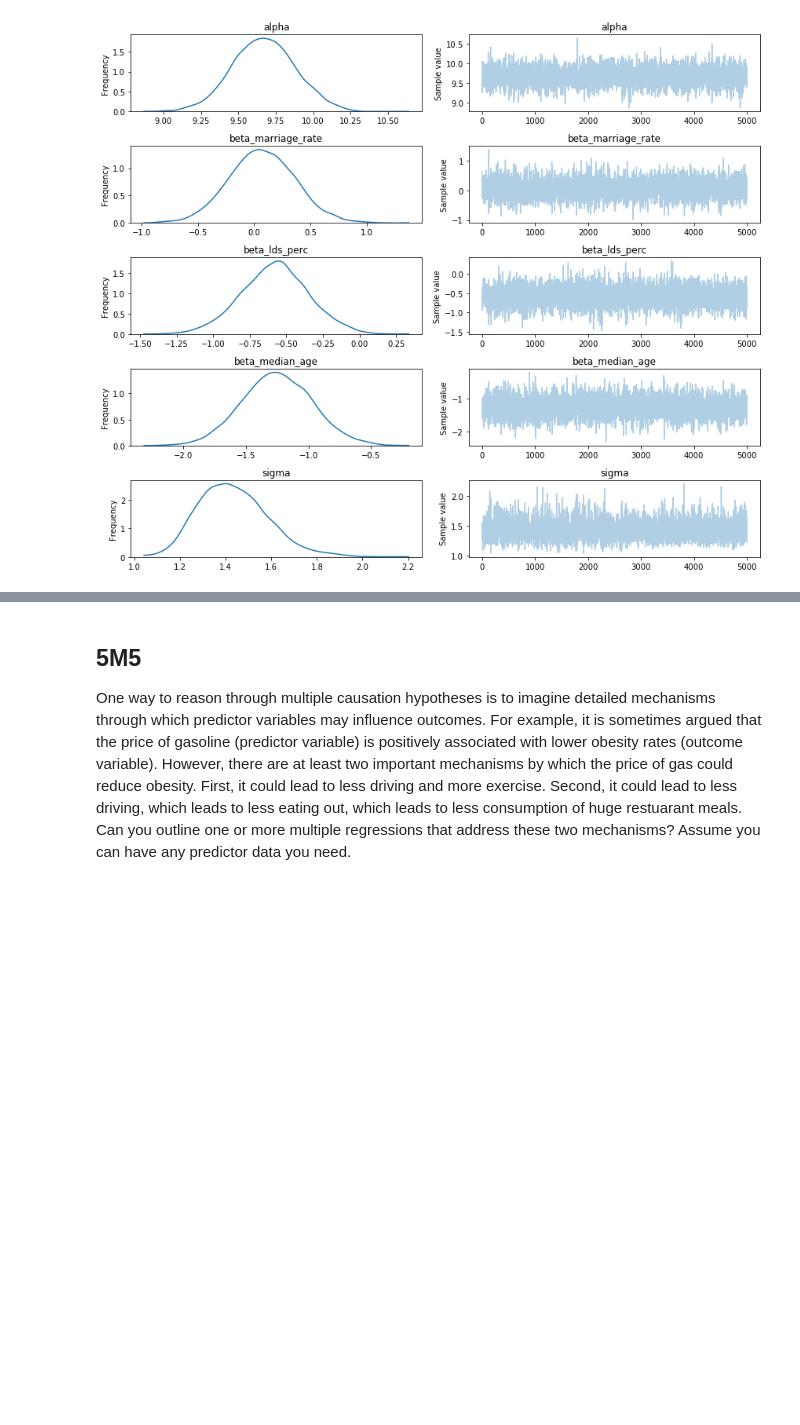
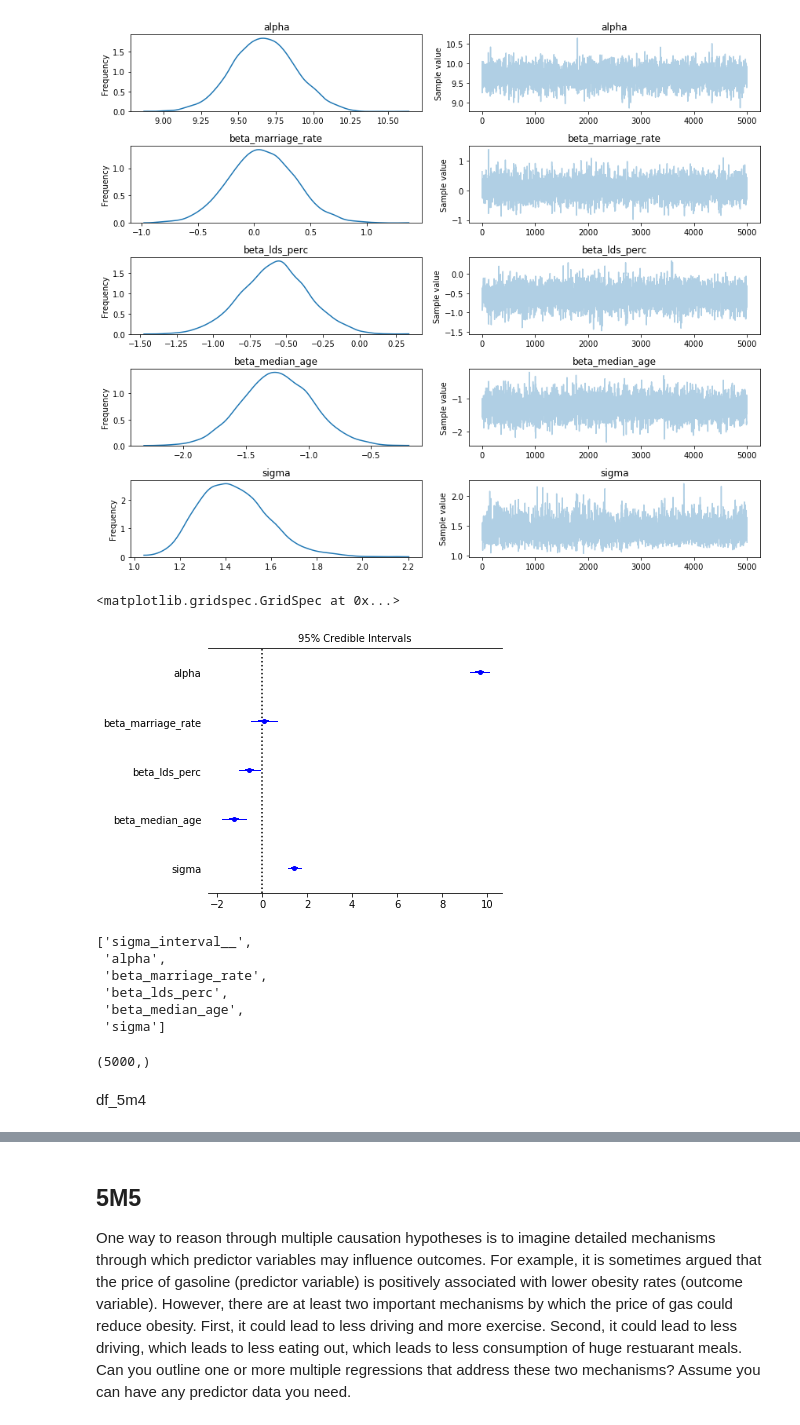
Before and after one commit to Edderic/statistical-rethinking-python-solutions, a Jupyter notebook: ch-5.ipynb, the cells around one changed output, grey strips where cells are left out. Saved outputs shown, nothing was run; the diff lists cells and outputs as text; code cells hidden in the pictures; blank space fills up the shorter version.

```diff
--- a/ch-5.ipynb
+++ b/ch-5.ipynb
@@ -457,3 +457,23 @@ array([[<matplotlib.axes._subplots.AxesSubplot object at 0x...>,
        [<matplotlib.axes._subplots.AxesSubplot object at 0x...>,
         <matplotlib.axes._subplots.AxesSubplot object at 0x...>]], dtype=object)
 [figure]
+# %%
+pm.forestplot(trace_5m4)
+# %% [output]
+<matplotlib.gridspec.GridSpec at 0x...>
+[figure, added]
+# %%
+trace_5m4.varnames
+# %% [output]
+['sigma_interval__',
+ 'alpha',
+ 'beta_marriage_rate',
+ 'beta_lds_perc',
+ 'beta_median_age',
+ 'sigma']
+# %%
+trace_5m4['alpha'].shape
+# %% [output]
+(5000,)
+# %% [markdown]
+df_5m4
```
Also changed, not shown: parts of 6 cells of this notebook.
